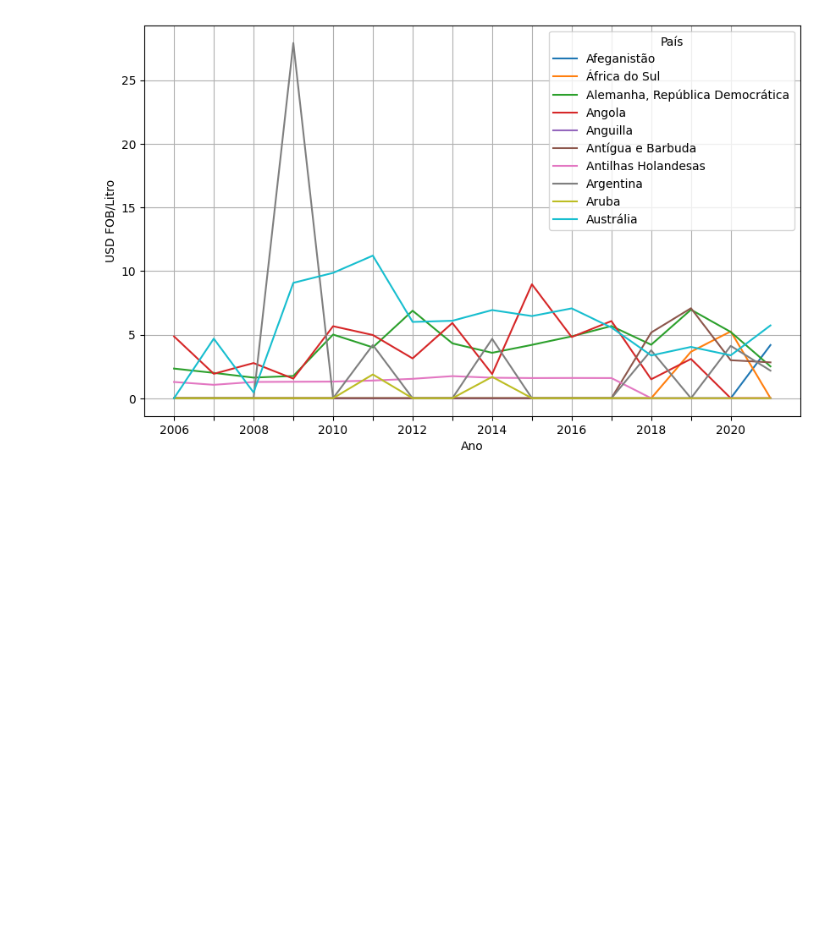
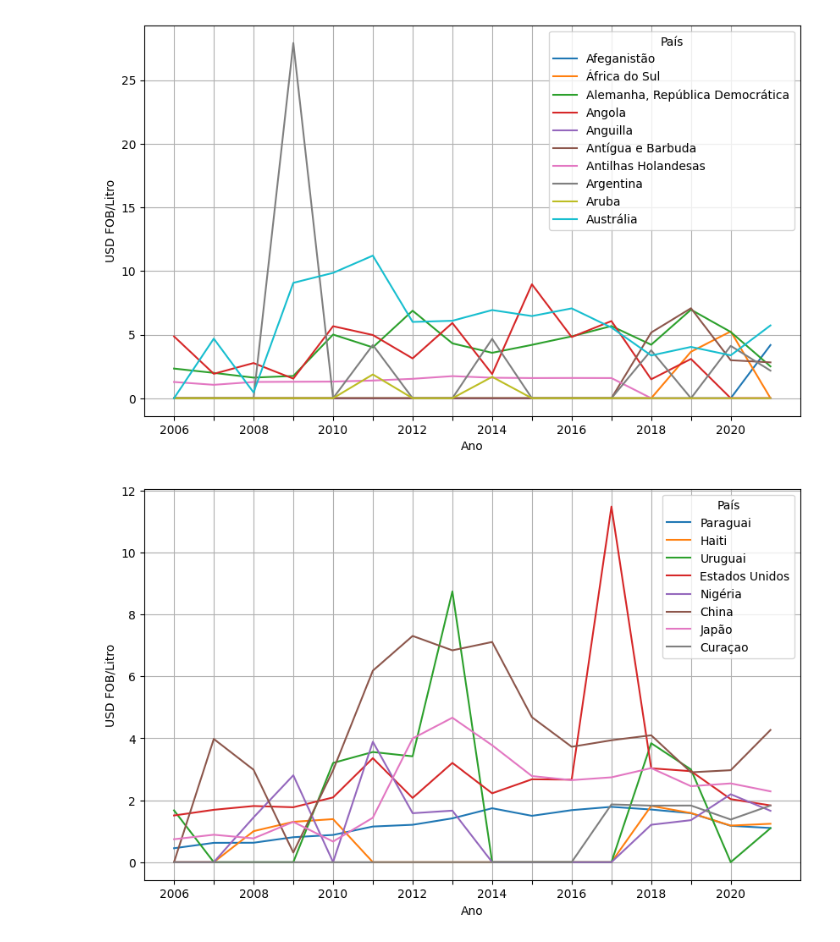
Before and after one commit to jvieirax/producao_vinho, a Jupyter notebook: Produção_de__Vinhos.ipynb, the cells around one changed output. Drawn from its saved outputs; the diff is of its cells as text; code cells hidden in the pictures; blank space fills up the shorter version.

```diff
--- a/Produção_de__Vinhos.ipynb
+++ b/Produção_de__Vinhos.ipynb
@@ -346,0 +347,6 @@ plota_div(df_usd_div_kg_drop.head(10))
+# %%
+df_usd_div_kg_ordenados = df_usd_div_kg_drop.loc[df_vinho_kg_ordenado_drop_russia.index]
+# %%
+plota_div(df_usd_div_kg_ordenados.head(8))
+# %% [output]
+[figure, added]
```
Also changed, not shown: parts of 9 cells of this notebook.
